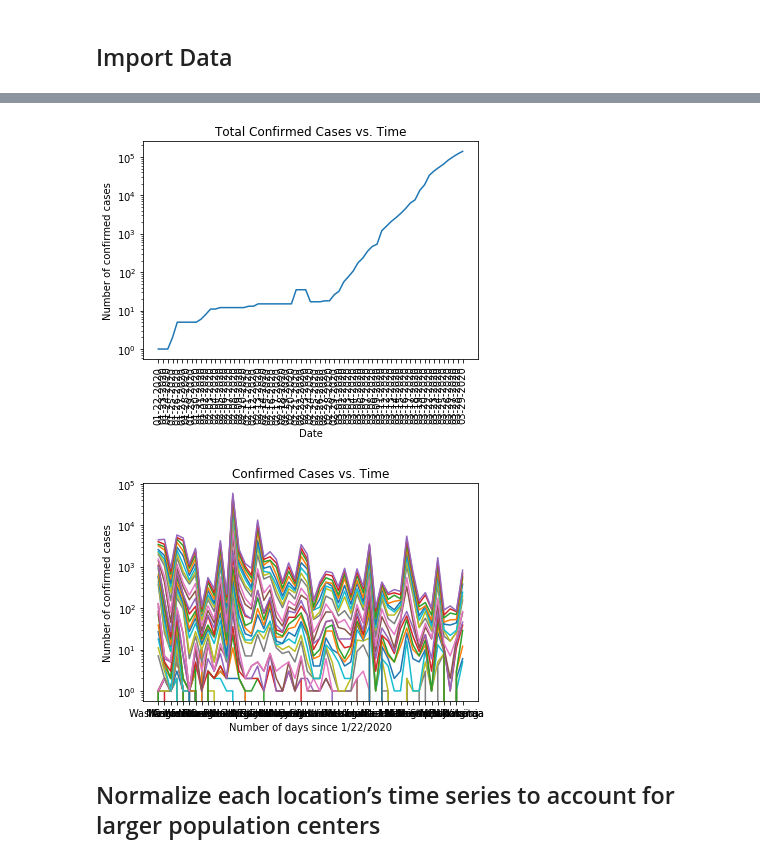
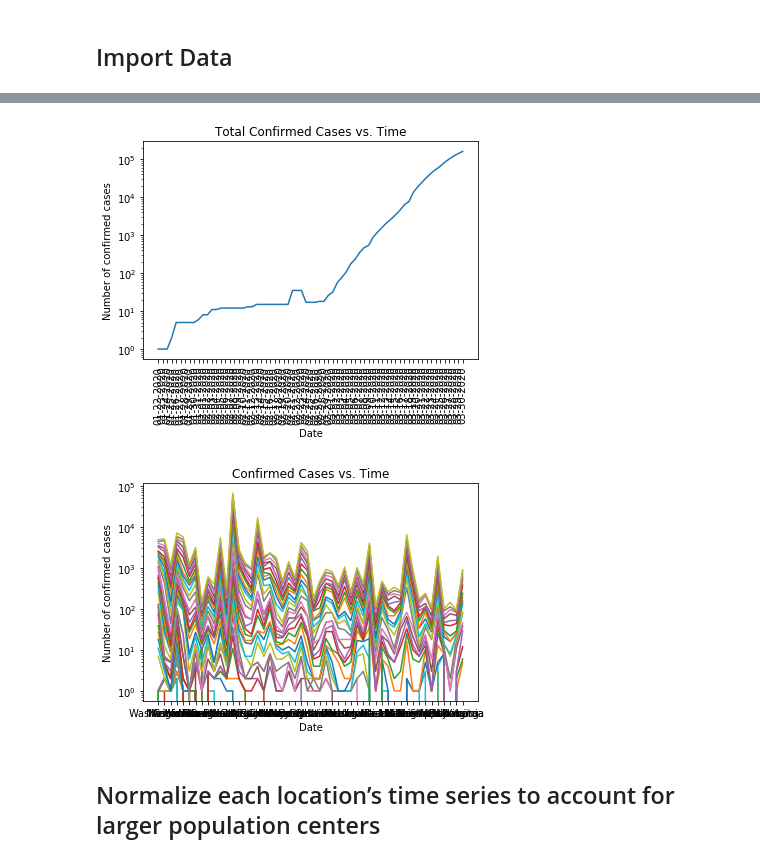
Before and after one commit to JuliaBriden/coronavirus-dmdc, a Jupyter notebook: US State Data.ipynb, the cells around one changed output, grey strips where cells are left out. Saved outputs shown, nothing was run; the diff lists cells and outputs as text; code cells hidden in the pictures.

```diff
--- a/US State Data.ipynb
+++ b/US State Data.ipynb
@@ -38,9 +41,9 @@ rowsum = pd.DataFrame()
 stateData = pd.DataFrame()
 # %%
 start_date = date(2020, 1, 22)
-end_date = date(2020, 2, 1)
+end_date = date(2020, 1, 31)
 
-for single_date in daterange(start_date, end_date):
+for single_date in pd.date_range(start_date, end_date):
     newStateData = pd.DataFrame()
     url = 'https://raw.githubusercontent.com/CSSEGISandData/COVID-19/master/csse_covid_19_data/csse_covid_19_daily_reports/'+ single_date.strftime("%m-%d-%Y") +'.csv'
     daily = pd.read_csv(url, error_bad_lines=False)
@@ -54,10 +57,10 @@ for single_date in daterange(start_date, end_date):
     newStateData = newStateData.set_index('Province/State').drop(columns=['index'])
     stateData = pd.concat([stateData,newStateData],axis=1)
 # %%
-start_date = date(2020, 2, 2)
-end_date = date(2020, 3, 10)
+start_date = date(2020, 2, 1)
+end_date = date(2020, 3, 9)
 
-for single_date in daterange(start_date, end_date):
+for single_date in pd.date_range(start_date, end_date):
     stateIter = iter(states)
     newStateData = pd.DataFrame()
     url = 'https://raw.githubusercontent.com/CSSEGISandData/COVID-19/master/csse_covid_19_data/csse_covid_19_daily_reports/'+ single_date.strftime("%m-%d-%Y") +'.csv'
@@ -71,18 +74,17 @@ for single_date in daterange(start_date, end_date):
             title = totalInState.loc[:,'Province/State':'Province/State']
             title = title.iloc[[0],:]
             title.at[:,'Province/State']= stateName
-            title.update(new_df)
             rowSum = pd.DataFrame(totalInState.loc[:,'Confirmed':].sum())
             newStateData = pd.concat([newStateData,title.reset_index().join(rowSum.iloc[0].rename(single_date.strftime("%m-%d-%Y")))])
     newStateData = newStateData.set_index('Province/State').drop(columns=['index'])
     stateData = pd.concat([stateData,newStateData],axis=1)
 # %%
-start_date = date(2020, 3, 11)
+start_date = date(2020, 3, 10)
 end_date = date(2020, 3, 21)
 
 newStateData = pd.DataFrame()
 
-for single_date in daterange(start_date, end_date):
+for single_date in pd.date_range(start_date, end_date):
     newStateData = pd.DataFrame()
     url = 'https://raw.githubusercontent.com/CSSEGISandData/COVID-19/master/csse_covid_19_data/csse_covid_19_daily_reports/'+ single_date.strftime("%m-%d-%Y") +'.csv'
     daily = pd.read_csv(url, error_bad_lines=False)
@@ -101,16 +103,19 @@ end_date = end_date = datetime.date(datetime.now())
 
 newStateData = pd.DataFrame()
 
-for single_date in daterange(start_date, end_date):
+for single_date in pd.date_range(start_date, end_date):
     newStateData = pd.DataFrame()
     url = 'https://raw.githubusercontent.com/CSSEGISandData/COVID-19/master/csse_covid_19_data/csse_covid_19_daily_reports/'+ single_date.strftime("%m-%d-%Y") +'.csv'
-    daily = pd.read_csv(url, error_bad_lines=False)
-    for state in states:
-        totalInState = daily.loc[daily['Province_State'] == state]
-        title = totalInState.loc[:,'Province_State':'Province_State']
-        if totalInState.empty == False:
-            title = title.iloc[[0],:]
-            rowSum = pd.DataFrame(totalInState.loc[:,'Confirmed':].sum())
-            newStateData = pd.concat([newStateData,title.reset_index().join(rowSum.iloc[0].rename(single_date.strftime("%m-%d-%Y")))])
-    newStateData = newStateData.set_index('Province_State').drop(columns=['index'])
-    stateData = pd.concat([stateData,newStateData],axis=1)
+    try:
+        daily = pd.read_csv(url, error_bad_lines=False)
+        for state in states:
+            totalInState = daily.loc[daily['Province_State'] == state]
+            title = totalInState.loc[:,'Province_State':'Province_State']
+            if totalInState.empty == False:
+                title = title.iloc[[0],:]
+                rowSum = pd.DataFrame(totalInState.loc[:,'Confirmed':].sum())
+                newStateData = pd.concat([newStateData,title.reset_index().join(rowSum.iloc[0].rename(single_date.strftime("%m-%d-%Y")))])
+        newStateData = newStateData.set_index('Province_State').drop(columns=['index'])
+        stateData = pd.concat([stateData,newStateData],axis=1)
+    except:
+        print('Todays file has not yet been uploaded')
@@ -149,20 +156,20 @@ plt.xticks(rotation='vertical')
 
 plt.show()
 # %% [output]
-[figure, old version]
+[figure, new version]
 # %%
 # plot confirmed cases vs. time
 plt.title('Confirmed Cases vs. Time')
 
 plt.plot(stateData.loc[:,'01-22-2020':])
 
-plt.xlabel('Number of days since 1/22/2020')
+plt.xlabel('Date')
 plt.ylabel('Number of confirmed cases')
 plt.yscale('log')
 
 plt.show()
 # %% [output]
-[figure, old version]
+[figure, new version]
 # %% [markdown]
 ## Normalize each location’s time series to account for larger population centers
 # %% [markdown]
```
Also changed, not shown: parts of 10 cells of this notebook, 1 other file.
